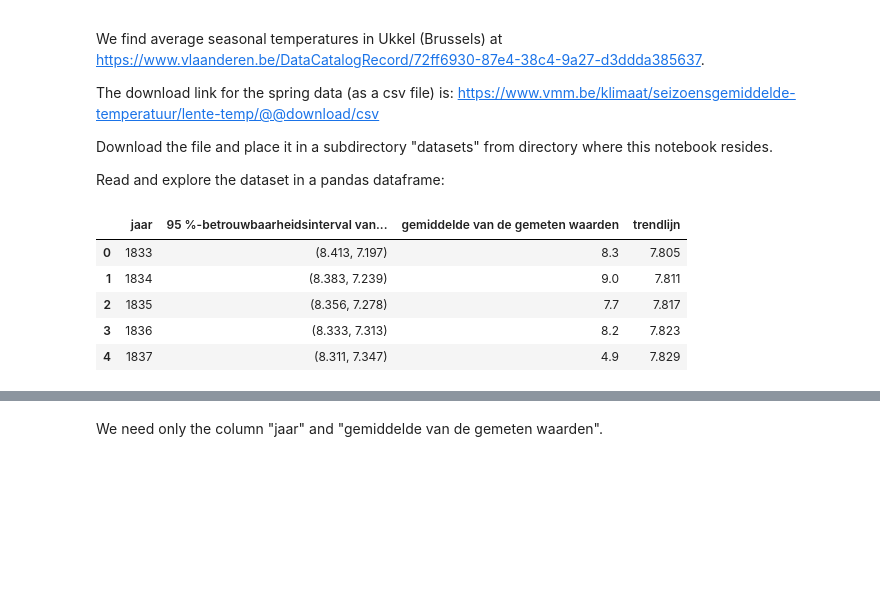
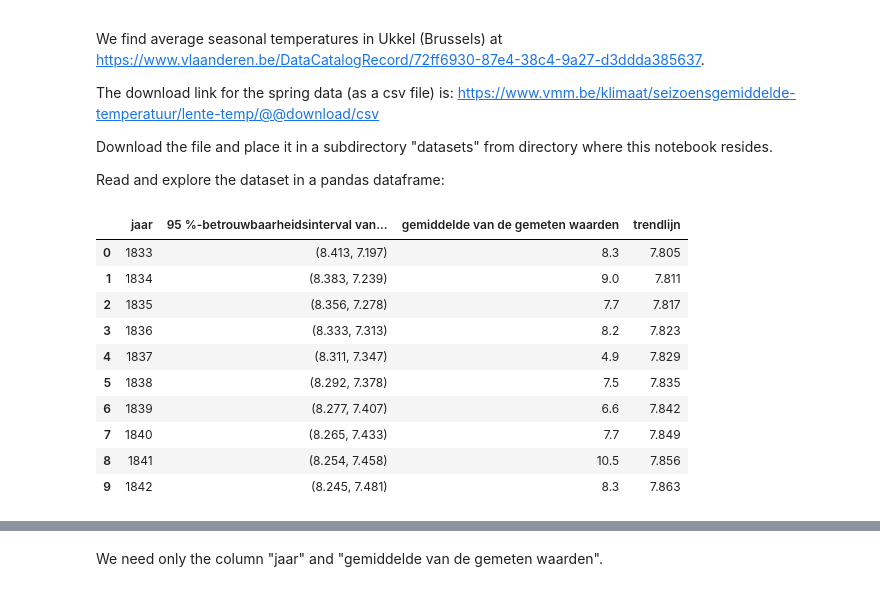
Before and after one commit to HOGENT-ML/course, a Jupyter notebook: 131-first_machine_learning_project.ipynb, the cells around one changed output, grey strips where cells are left out. Drawn from its saved outputs; the diff is of its cells as text; code cells hidden in the pictures; blank space fills up the shorter version.

```diff
--- a/131-first_machine_learning_project.ipynb
+++ b/131-first_machine_learning_project.ipynb
@@ -75,14 +75,19 @@ Read and explore the dataset in a pandas dataframe:
 # %%
 csv_path = 'datasets/lente temp.csv'
 temperatures = pd.read_csv(csv_path)
-temperatures.head()
+temperatures.head(10)
 # %% [output]
 |  | jaar | 95 %-betrouwbaarheidsinterval van... | gemiddelde van de gemeten waarden | trendlijn |
 | 0 | 1833 | (8.413, 7.197) | 8.3 | 7.805 |
 | 1 | 1834 | (8.383, 7.239) | 9.0 | 7.811 |
 | 2 | 1835 | (8.356, 7.278) | 7.7 | 7.817 |
 | 3 | 1836 | (8.333, 7.313) | 8.2 | 7.823 |
 | 4 | 1837 | (8.311, 7.347) | 4.9 | 7.829 |
+| 5 | 1838 | (8.292, 7.378) | 7.5 | 7.835 |
+| 6 | 1839 | (8.277, 7.407) | 6.6 | 7.842 |
+| 7 | 1840 | (8.265, 7.433) | 7.7 | 7.849 |
+| 8 | 1841 | (8.254, 7.458) | 10.5 | 7.856 |
+| 9 | 1842 | (8.245, 7.481) | 8.3 | 7.863 |
 # %%
 temperatures.tail()
 # %% [output]
```
Also changed, not shown: parts of 2 cells of this notebook, 3 other files.
